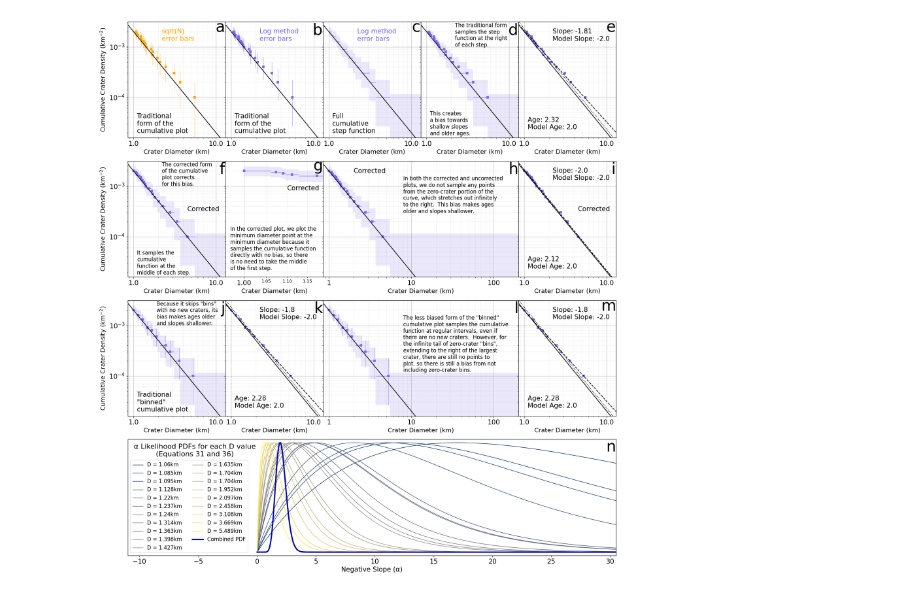
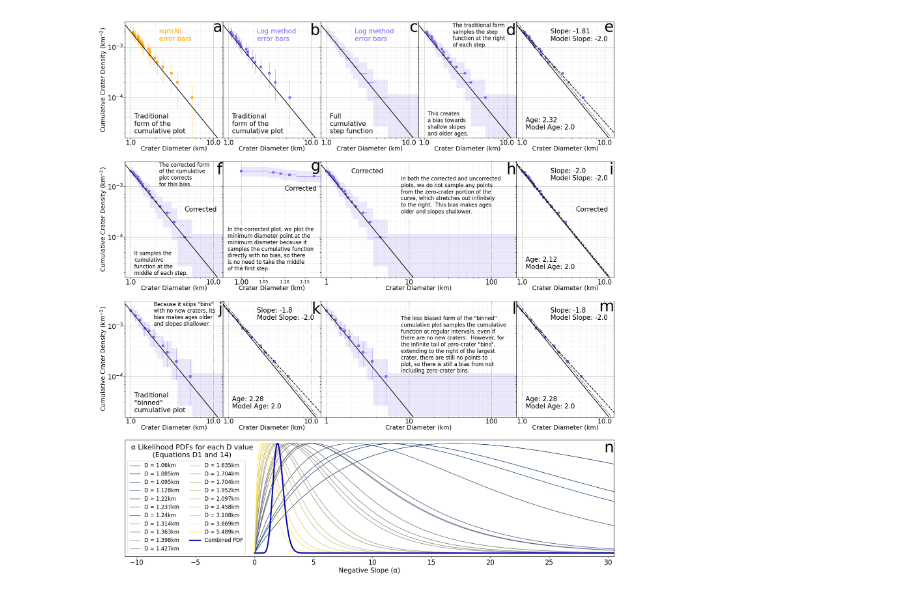
Before and after one commit to samwbell/cratersfd, a Jupyter notebook: calc/cumulative_plot_figure.ipynb, the cells around one changed output. Cells and saved outputs as stored; diff of their text form; code cells hidden in the pictures.

Commit message:
adding figure

```diff
--- a/calc/cumulative_plot_figure.ipynb
+++ b/calc/cumulative_plot_figure.ipynb
@@ -671,32 +671,32 @@ plt.text(13, labely_small, 'm', ha='right', va='top', size=labelsize)
 
 ax = plt.subplot(gs[3, :5])
 alpha = np.linspace(1E-5, 100, 10000)
 colors = cm.cividis(np.linspace(0, 1, ds.shape[0]))
 for i in range(ds.shape[0]):
     Pi = pareto_P(ds[i], alpha, dmin=1)
     plt.plot(
         alpha, Pi / Pi.max(), lw=1,
         c=colors[i], label='D = ' + str(np.round(ds[i], 3)) + 'km'
     )
 P = pareto_P(ds, alpha, dmin=1)
 plt.plot(
     alpha, P / P.max(), c=cs[2], lw=3,
     label='Combined PDF'
 )
 plt.yticks([])
 plt.xticks(size=15)
 plt.xlabel('Negative Slope (α)', size=15)
 plt.xlim([-11, 30.5])
 plt.ylim([-0.03, 1.03])
 plt.text(30.5, 1.03, 'n', ha='right', va='top', size=labelsize)
 plt.text(
-    -5.3, 0.99, 'α Likelihood PDFs for each D value\n(Equations 31 and 36)',
+    -5.3, 0.99, 'α Likelihood PDFs for each D value\n(Equations D1 and 14)',
     ha='center', va='top', size=16
 )
 plt.legend(ncols=2, fontsize=12)
 
 plt.subplots_adjust(wspace=0, hspace=0.2)
 pfig = plt.gcf()
 pfig.savefig('figs/synthetic_plotting_example_full.pdf', bbox_inches='tight')
 # %% [output]
-[figure, old version]
+[figure, new version]
```
Also changed, not shown: parts of 1 cell of this notebook, 3 other files.
